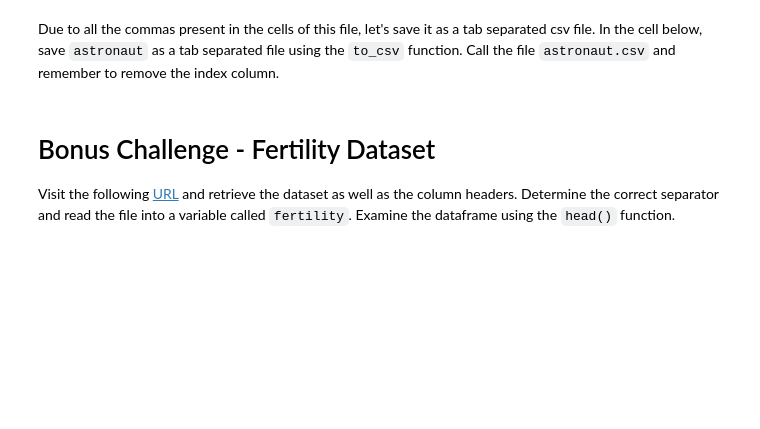
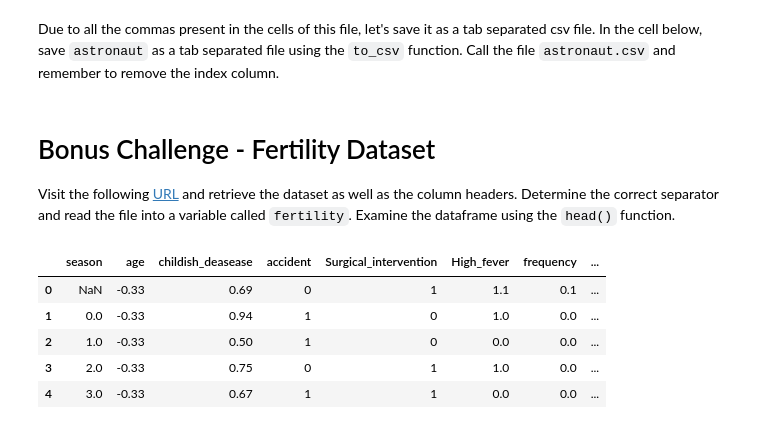
Before and after one commit to BehroozGharleghi/data-pt-ber-08-20, a Jupyter notebook: Labs/module-1_labs/04_pandas/03_lab-import-export/your-code/main.ipynb, the cells around one changed output. Saved outputs shown, nothing was run; the diff lists cells and outputs as text; code cells hidden in the pictures; blank space fills up the shorter version.

```diff
--- a/Labs/module-1_labs/04_pandas/03_lab-import-export/your-code/main.ipynb
+++ b/Labs/module-1_labs/04_pandas/03_lab-import-export/your-code/main.ipynb
@@ -307,0 +306,15 @@ Visit the following [URL](https://archive.ics.uci.edu/ml/datasets/Fertility) and
+# %%
+df = pd.read_csv("fertility_Diagnosis.txt", sep=',')
+df.to_csv('fertility.csv')
+fertility = pd.read_csv('fertility.csv', header=None)
+fertility.rename(columns={0: 'season', 1: 'age', 2: 'childish_deasease', 3: 'accident', 4: 'Surgical_intervention', 5: 'High_fever', 6: 'frequency', 7: 'smoking_habit', 8: 'Number_hours_sitting', 9: 'output'
+}, inplace=True)
+fertility.to_csv('fertility.csv', index=False)
+fertility.head()
+# %% [output]
+|  | season | age | childish_deasease | accident | Surgical_intervention | High_fever | frequency | ... |
+| 0 | NaN | -0.33 | 0.69 | 0 | 1 | 1.1 | 0.1 | ... |
+| 1 | 0.0 | -0.33 | 0.94 | 1 | 0 | 1.0 | 0.0 | ... |
+| 2 | 1.0 | -0.33 | 0.50 | 1 | 0 | 0.0 | 0.0 | ... |
+| 3 | 2.0 | -0.33 | 0.75 | 0 | 1 | 1.0 | 0.0 | ... |
+| 4 | 3.0 | -0.33 | 0.67 | 1 | 1 | 0.0 | 0.0 | ... |
```
Also changed, not shown: parts of 1 cell of this notebook, 4 other files.
